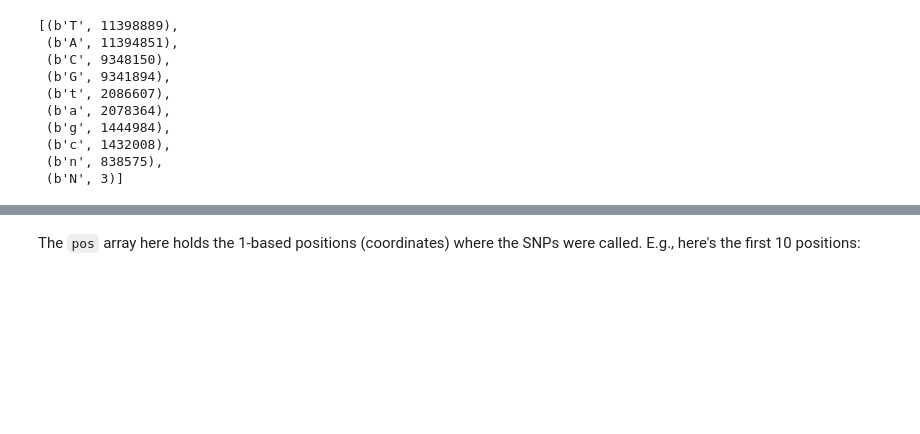
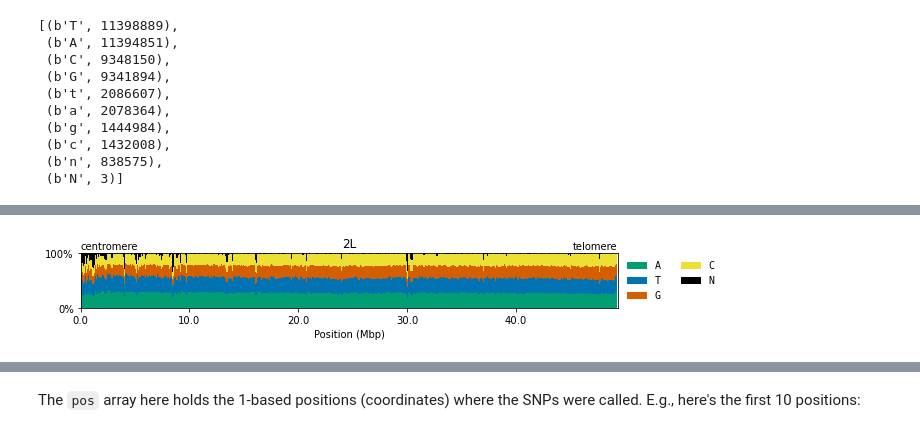
Before and after one commit to malariagen/vector-data, a Jupyter notebook: docs/ag3/examples/snps-alleles-filters.ipynb, the cells around one changed output, grey strips where cells are left out. Drawn from its saved outputs; the diff is of its cells as text; code cells hidden in the pictures; blank space fills up the shorter version.

```diff
--- a/docs/ag3/examples/snps-alleles-filters.ipynb
+++ b/docs/ag3/examples/snps-alleles-filters.ipynb
@@ -80,0 +151,4 @@ Second, there are 838,578 nucleotides which are unknown (either "N" or "n").
+# %%
+plot_sequence_composition('2L')
+# %% [output]
+[figure, added]
```
Also changed, not shown: parts of 14 cells of this notebook, 1 other file.
